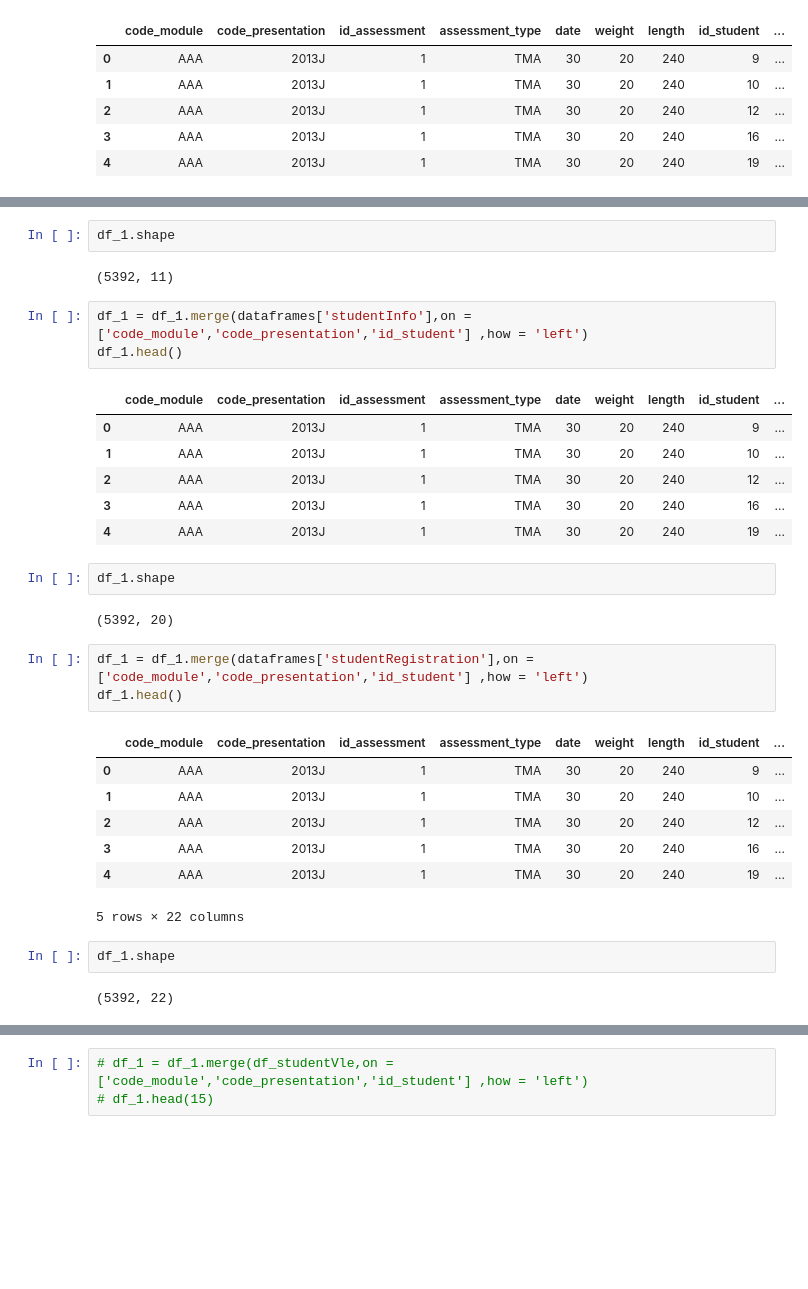
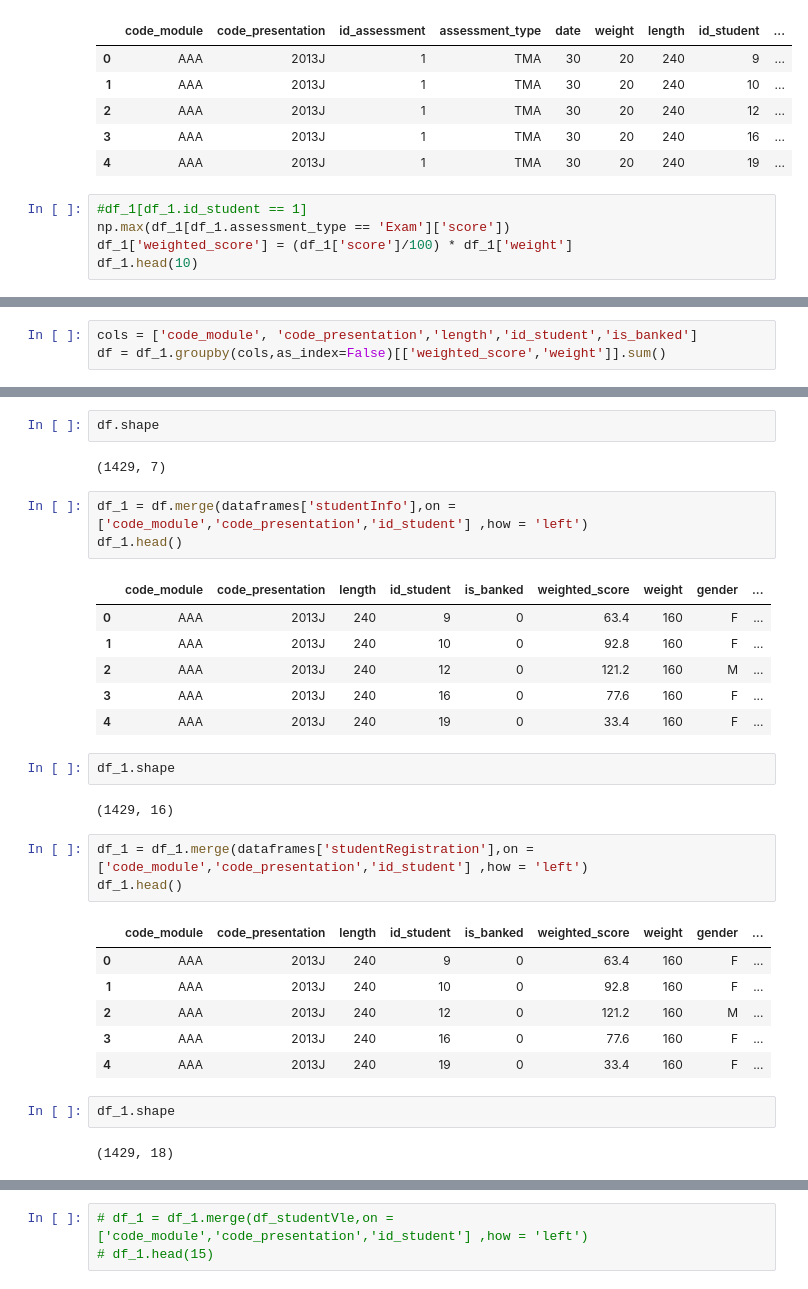
Before and after one commit to AndaniAfrica/data_science_assesment, a Jupyter notebook: assessment_notebook.ipynb, the cells around one changed output, grey strips where cells are left out. Cells and saved outputs as stored; diff of their text form; blank space fills up the shorter version.

```diff
--- a/assessment_notebook.ipynb
+++ b/assessment_notebook.ipynb
@@ -196,3 +197,8 @@ df_1.head()
 | 2 | AAA | 2013J | 1 | TMA | 30 | 20 | 240 | 12 | ... |
 | 3 | AAA | 2013J | 1 | TMA | 30 | 20 | 240 | 16 | ... |
 | 4 | AAA | 2013J | 1 | TMA | 30 | 20 | 240 | 19 | ... |
+# %%
+#df_1[df_1.id_student == 1]
+np.max(df_1[df_1.assessment_type == 'Exam']['score'])
+df_1['weighted_score'] = (df_1['score']/100) * df_1['weight']
+df_1.head(10)
@@ -198,0 +228,3 @@ df_1.head()
+# %%
+cols = ['code_module', 'code_presentation','length','id_student','is_banked']
+df = df_1.groupby(cols,as_index=False)[['weighted_score','weight']].sum()
@@ -199,33 +247,32 @@ df_1.head()
 # %%
-df_1.shape
+df.shape
 # %% [output]
-(5392, 11)
+(1429, 7)
 # %%
-df_1 = df_1.merge(dataframes['studentInfo'],on = ['code_module','code_presentation','id_student'] ,how = 'left')
+df_1 = df.merge(dataframes['studentInfo'],on = ['code_module','code_presentation','id_student'] ,how = 'left')
 df_1.head()
 # %% [output]
-|  | code_module | code_presentation | id_assessment | assessment_type | date | weight | length | id_student | ... |
-| 0 | AAA | 2013J | 1 | TMA | 30 | 20 | 240 | 9 | ... |
-| 1 | AAA | 2013J | 1 | TMA | 30 | 20 | 240 | 10 | ... |
-| 2 | AAA | 2013J | 1 | TMA | 30 | 20 | 240 | 12 | ... |
-| 3 | AAA | 2013J | 1 | TMA | 30 | 20 | 240 | 16 | ... |
-| 4 | AAA | 2013J | 1 | TMA | 30 | 20 | 240 | 19 | ... |
+|  | code_module | code_presentation | length | id_student | is_banked | weighted_score | weight | gender | ... |
+| 0 | AAA | 2013J | 240 | 9 | 0 | 63.4 | 160 | F | ... |
+| 1 | AAA | 2013J | 240 | 10 | 0 | 92.8 | 160 | F | ... |
+| 2 | AAA | 2013J | 240 | 12 | 0 | 121.2 | 160 | M | ... |
+| 3 | AAA | 2013J | 240 | 16 | 0 | 77.6 | 160 | F | ... |
+| 4 | AAA | 2013J | 240 | 19 | 0 | 33.4 | 160 | F | ... |
 # %%
 df_1.shape
 # %% [output]
-(5392, 20)
+(1429, 16)
 # %%
 df_1 = df_1.merge(dataframes['studentRegistration'],on = ['code_module','code_presentation','id_student'] ,how = 'left')
 df_1.head()
 # %% [output]
-|  | code_module | code_presentation | id_assessment | assessment_type | date | weight | length | id_student | ... |
-| 0 | AAA | 2013J | 1 | TMA | 30 | 20 | 240 | 9 | ... |
-| 1 | AAA | 2013J | 1 | TMA | 30 | 20 | 240 | 10 | ... |
-| 2 | AAA | 2013J | 1 | TMA | 30 | 20 | 240 | 12 | ... |
-| 3 | AAA | 2013J | 1 | TMA | 30 | 20 | 240 | 16 | ... |
-| 4 | AAA | 2013J | 1 | TMA | 30 | 20 | 240 | 19 | ... |
+|  | code_module | code_presentation | length | id_student | is_banked | weighted_score | weight | gender | ... |
+| 0 | AAA | 2013J | 240 | 9 | 0 | 63.4 | 160 | F | ... |
+| 1 | AAA | 2013J | 240 | 10 | 0 | 92.8 | 160 | F | ... |
+| 2 | AAA | 2013J | 240 | 12 | 0 | 121.2 | 160 | M | ... |
+| 3 | AAA | 2013J | 240 | 16 | 0 | 77.6 | 160 | F | ... |
+| 4 | AAA | 2013J | 240 | 19 | 0 | 33.4 | 160 | F | ... |
-5 rows × 22 columns
 # %%
 df_1.shape
 # %% [output]
-(5392, 22)
+(1429, 18)
```
Also changed, not shown: parts of 26 cells of this notebook.
